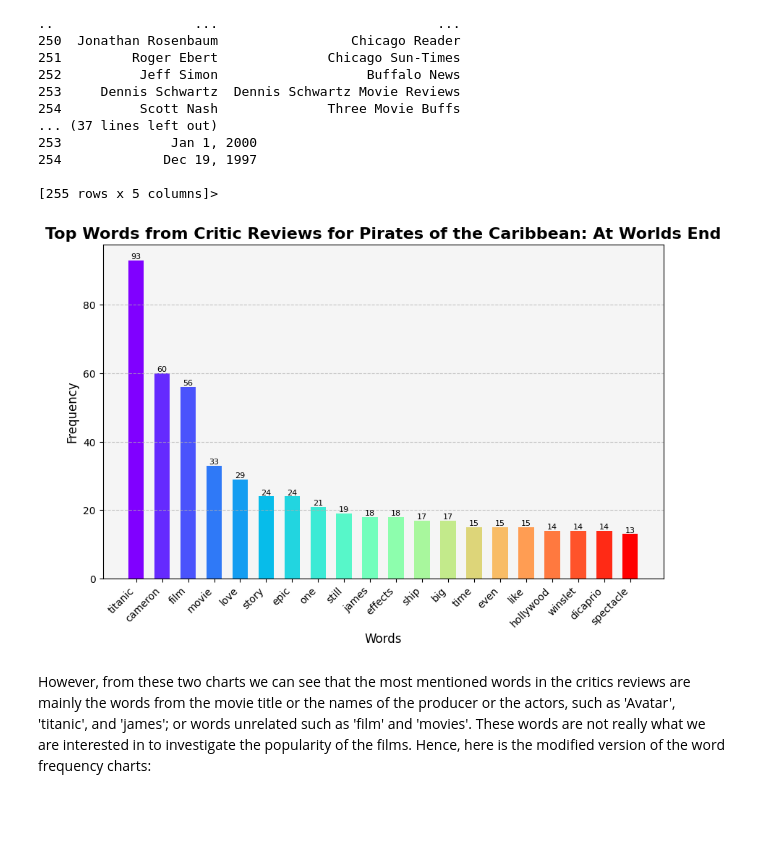
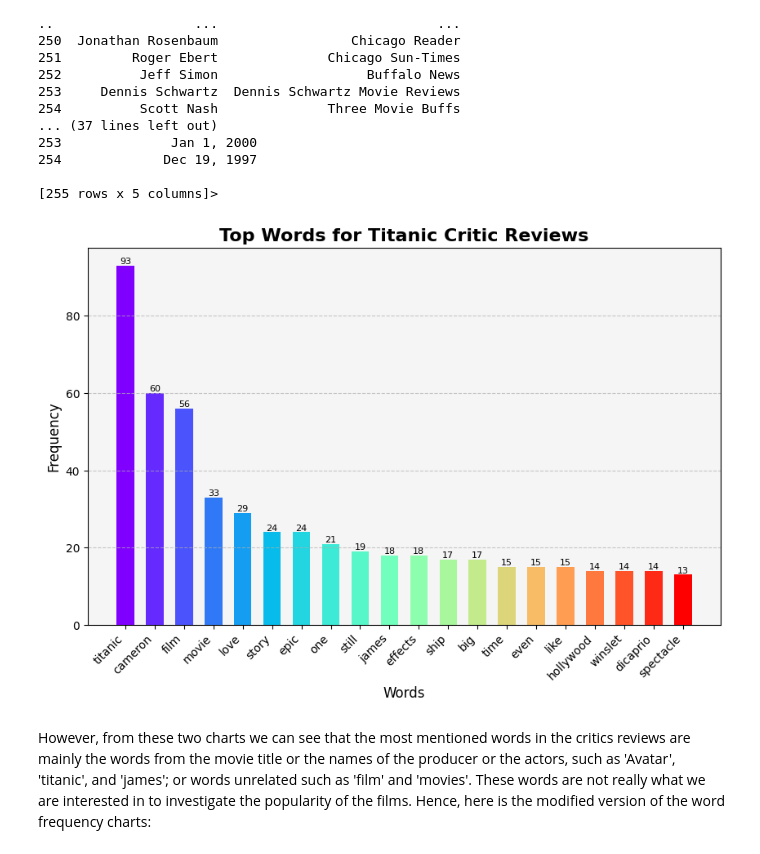
Before and after one commit to khou128/QM2, a Jupyter notebook: Project_NLP.ipynb, the cells around one changed output. Saved outputs shown, nothing was run; the diff lists cells and outputs as text; code cells hidden in the pictures; blank space fills up the shorter version.

```diff
--- a/Project_NLP.ipynb
+++ b/Project_NLP.ipynb
@@ -248,25 +248,25 @@ df1.head
 # %%
 text_data = ' '.join(df1['review-text'].dropna())
 words = word_tokenize(text_data)
 stop_words = set(stopwords.words('english'))
 words = [word.lower() for word in words if word.isalpha() and word.lower() not in stop_words]
 freq_dist = FreqDist(words)
 top_words = freq_dist.most_common(20)
 colormap = cm.get_cmap('rainbow', len(top_words))
 plt.figure(figsize=(10, 6))
 bars = plt.bar(*zip(*top_words), color=colormap(range(len(top_words))), width=0.6, align='center')
 plt.xlabel('Words', fontsize=12)
 plt.ylabel('Frequency', fontsize=12)
-plt.title('Top Words from Critic Reviews for Pirates of the Caribbean: At Worlds End', fontsize=16, fontweight='bold')
+plt.title('Top Words for Titanic Critic Reviews', fontsize=16, fontweight='bold')
 plt.xticks(rotation=45, ha='right', fontsize=10)
 plt.gca().set_facecolor('#F5F5F5')
 plt.grid(axis='y', linestyle='--', alpha=0.7)
 for bar in bars:
     yval = bar.get_height()
     plt.text(bar.get_x() + bar.get_width()/2, yval + 0.01, round(yval, 2), ha='center', va='bottom', fontsize=8)
 plt.show()
 # %% [output]
-[figure, old version]
+[figure, new version]
 # %% [markdown]
 However, from these two charts we can see that the most mentioned words in the critics reviews are mainly the words from the movie title or the names of the producer or the actors, such as 'Avatar', 'titanic', and 'james'; or words unrelated such as 'film' and 'movies'. These words are not really what we are interested in to investigate the popularity of the films. Hence, here is the modified version of the word frequency charts:
 # %%
```
Also changed, not shown: parts of 13 cells of this notebook.
